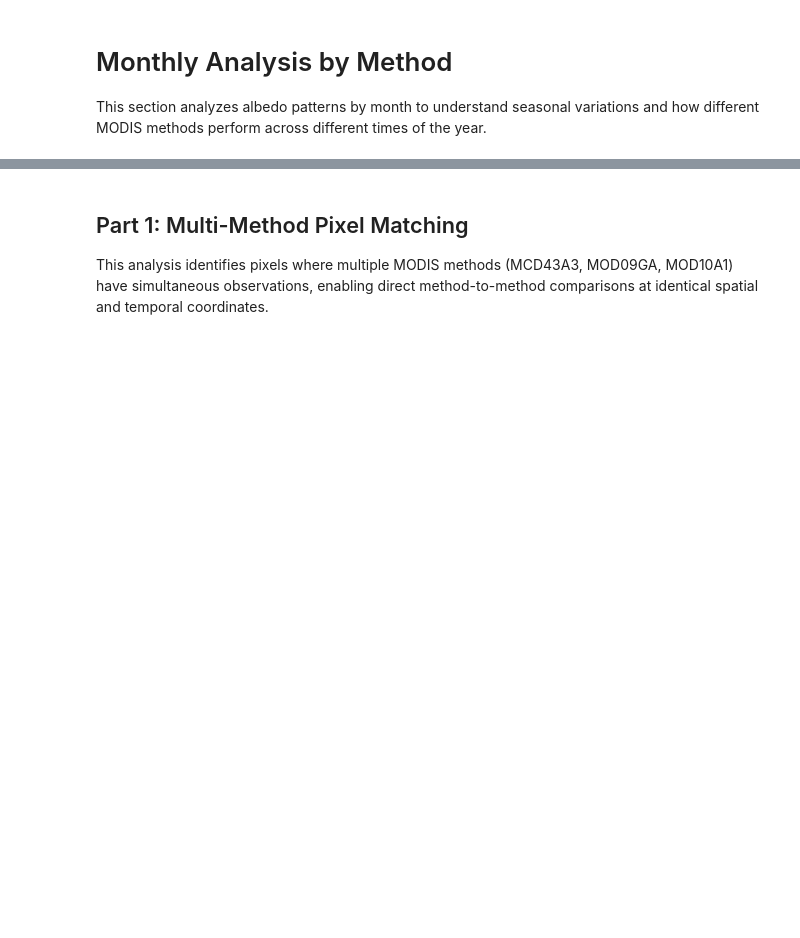
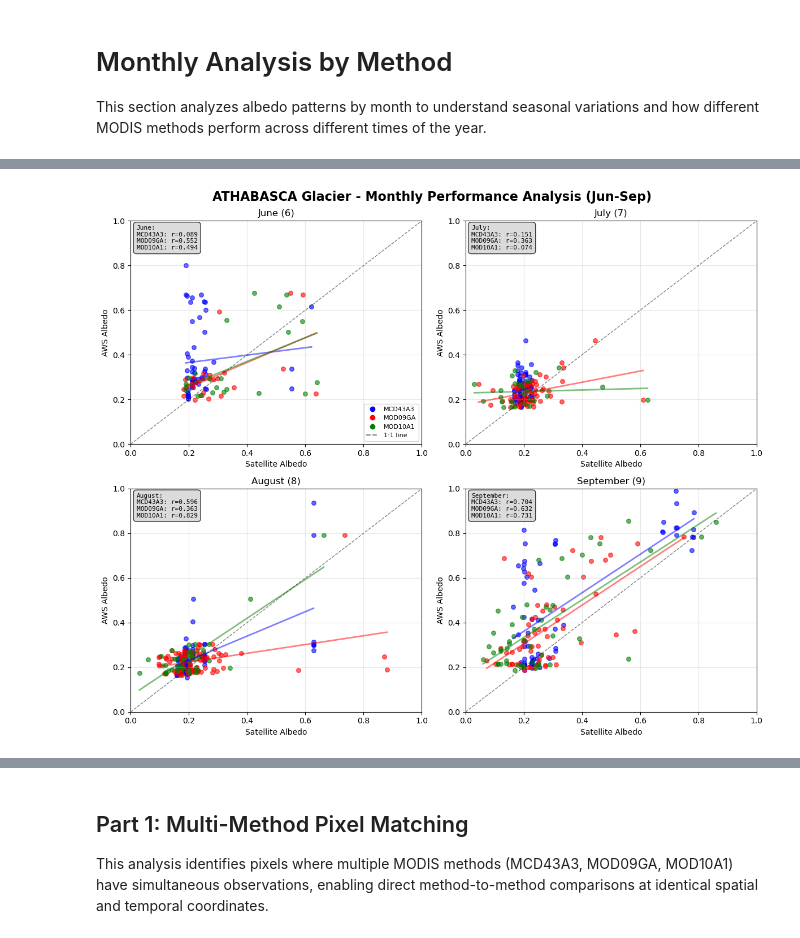
Before and after one commit to tofunori/athabasca_analysis, a Jupyter notebook: compare_albedo.ipynb, the cells around one changed output, grey strips where cells are left out. Saved outputs shown, nothing was run; the diff lists cells and outputs as text; code cells hidden in the pictures; blank space fills up the shorter version.

```diff
--- a/compare_albedo.ipynb
+++ b/compare_albedo.ipynb
@@ -926,12 +1045,23 @@ for i, (method, stats_dict) in enumerate(weekly_stats.items()):
         ax1 = axes[0, i]
         ax1.scatter(data[method_col], data[aws_col], alpha=0.7)
         ax1.plot([0, 1], [0, 1], 'r--', alpha=0.8)
+
+        # Add regression line
+        x = data[method_col]
+        y = data[aws_col]
+        slope = stats_dict['slope']
+        intercept = stats_dict['intercept']
+        x_range = np.linspace(x.min(), x.max(), 100)
+        y_pred = slope * x_range + intercept
+        ax1.plot(x_range, y_pred, 'g-', linewidth=2, alpha=0.8, label=f'Regression (y={slope:.3f}x+{intercept:.3f})')
+
         ax1.set_xlim(0, 1)
         ax1.set_ylim(0, 1)
         ax1.set_xlabel(f'{method} Weekly Mean')
         ax1.set_ylabel('AWS Weekly Mean')
         ax1.set_title(f'{method} vs AWS\nWeekly Composites')
         ax1.grid(True, alpha=0.3)
+        ax1.legend(loc='upper left')
 
         # Statistics text
         stats_text = (f"n = {stats_dict['n_periods']}\n"
@@ -1095,0 +1307,83 @@ Outlier threshold: ±2 standard deviations from residuals
+# %%
+# ==============================================================================
+# MONTHLY VISUALIZATION PLOTS
+# ==============================================================================
+
+# Create monthly scatter plots with embedded statistics
+fig, axes = plt.subplots(2, 2, figsize=(12, 10))
+fig.suptitle(f'{GLACIER.upper()} Glacier - Monthly Performance Analysis (Jun-Sep)', fontsize=16, fontweight='bold')
+
+month_names = {6: 'June', 7: 'July', 8: 'August', 9: 'September'}
+methods = ['MCD43A3', 'MOD09GA', 'MOD10A1']
+method_colors = {'MCD43A3': 'blue', 'MOD09GA': 'red', 'MOD10A1': 'green'}
+
+# Scatter plots for each month with embedded statistics
+for i, month in enumerate(target_months):
+    row, col = i // 2, i % 2
+    ax = axes[row, col]
+    month_name = month_names[month]
+
+    # Get data for this month
+    month_mask = merged['month'] == month
+    month_data = merged[month_mask]
+
+    # Plot data for each method
+    legend_elements = []
+    stats_text = f"{month_name}:\n"
+
+    for j, method in enumerate(methods):
+        if method in merged.columns:
+            valid_data = month_data[[method, 'AWS']].dropna()
+            if len(valid_data) > 0:
+                # Plot scatter points
+                ax.scatter(valid_data[method], valid_data['AWS'],
+                          alpha=0.6, label=method, color=method_colors[method], s=30)
+
+                # Get statistics for this method and month
+                key = f"{month}_{method}"
+                if key in monthly_stats:
+                    stats = monthly_stats[key]
+
+                    # Plot regression line only over the data range
+                    x_min, x_max = valid_data[method].min(), valid_data[method].max()
+                    x_range = np.linspace(x_min, x_max, 50)
+                    y_pred = stats['slope'] * x_range + stats['intercept']
+                    ax.plot(x_range, y_pred, color=method_colors[method],
+                           linestyle='-', linewidth=2, alpha=0.5)
+
+                    # Add only correlation coefficient
+                    stats_line = f"{method}: r={stats['r']:.3f}"
+                    stats_text += f"{stats_line}\n"
+
+    # Add 1:1 line
+    ax.plot([0, 1], [0, 1], 'k--', alpha=0.5, linewidth=1, label='1:1 line')
+    ax.set_xlim(0, 1)
+    ax.set_ylim(0, 1)
+    ax.set_xlabel('Satellite Albedo')
+    ax.set_ylabel('AWS Albedo')
+    ax.set_title(f'{month_name} ({month})')
+    ax.grid(True, alpha=0.3)
+
+    # Add statistics text box
+    ax.text(0.02, 0.98, stats_text.strip(), transform=ax.transAxes,
+            verticalalignment='top', horizontalalignment='left',
+            bbox=dict(boxstyle='round,pad=0.5', facecolor='lightgray', alpha=0.8),
+            fontsize=8, family='monospace')
+
+    # Add method legend only for the first plot (top-left)
+    if i == 0:
+        # Create legend with just method colors
+        method_legend = [plt.Line2D([0], [0], marker='o', color='w',
+                                   markerfacecolor=method_colors[method], markersize=8, label=method)
+                        for method in methods]
+        method_legend.append(plt.Line2D([0], [0], color='k', linestyle='--', alpha=0.5, label='1:1 line'))
+        ax.legend(handles=method_legend, loc='lower right', fontsize=8)
+
+plt.tight_layout()
+plt.savefig(EXPORT_DIR / f'{GLACIER}_monthly_scatter_with_stats.png', dpi=300, bbox_inches='tight')
+plt.show()
+
+print("✓ Monthly scatter plots with embedded statistics saved to exports directory")
+print(f"  - {GLACIER}_monthly_scatter_with_stats.png")
+# %% [output]
+[figure, added]
```
Also changed, not shown: parts of 23 cells of this notebook, 4 other files.
